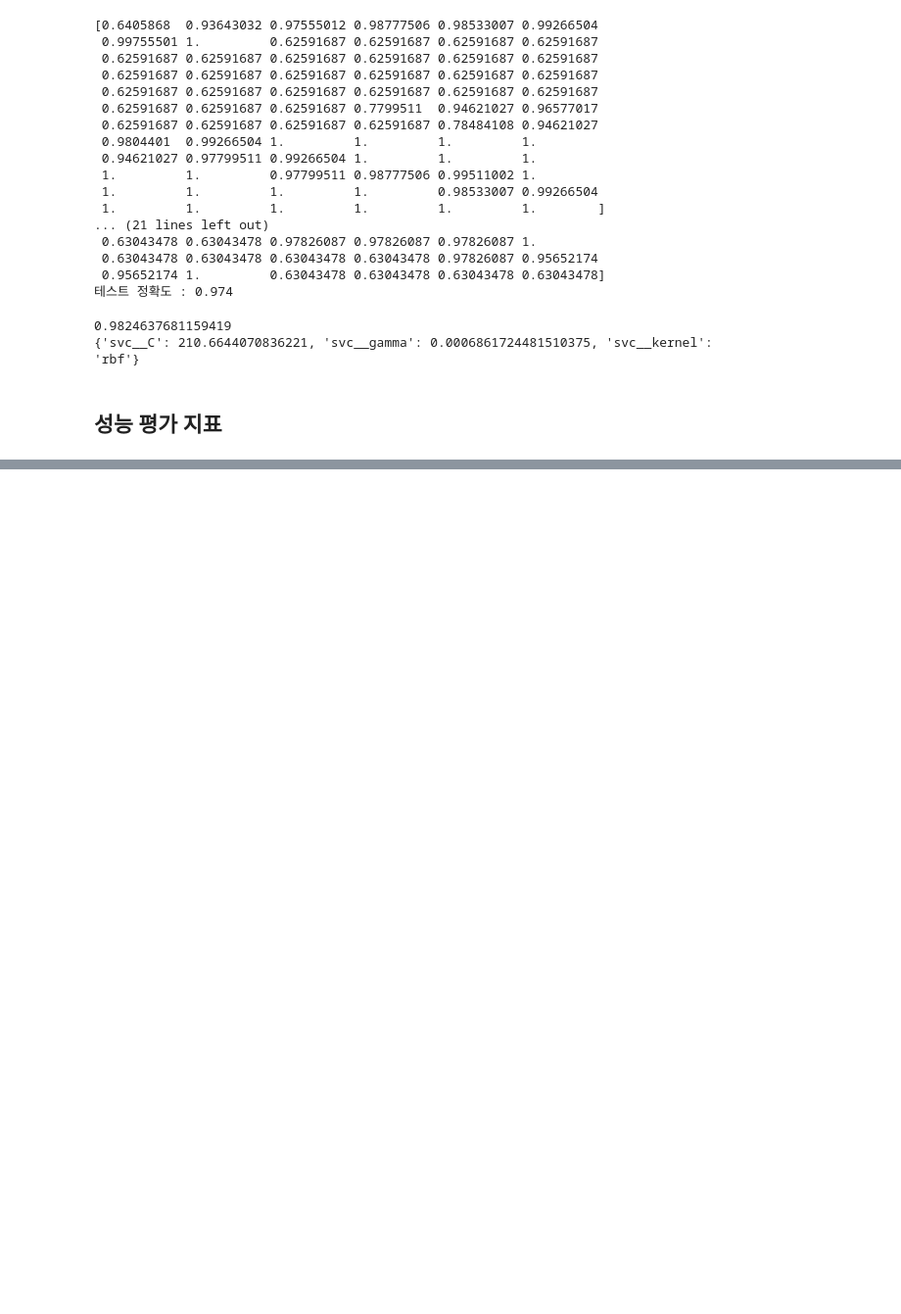
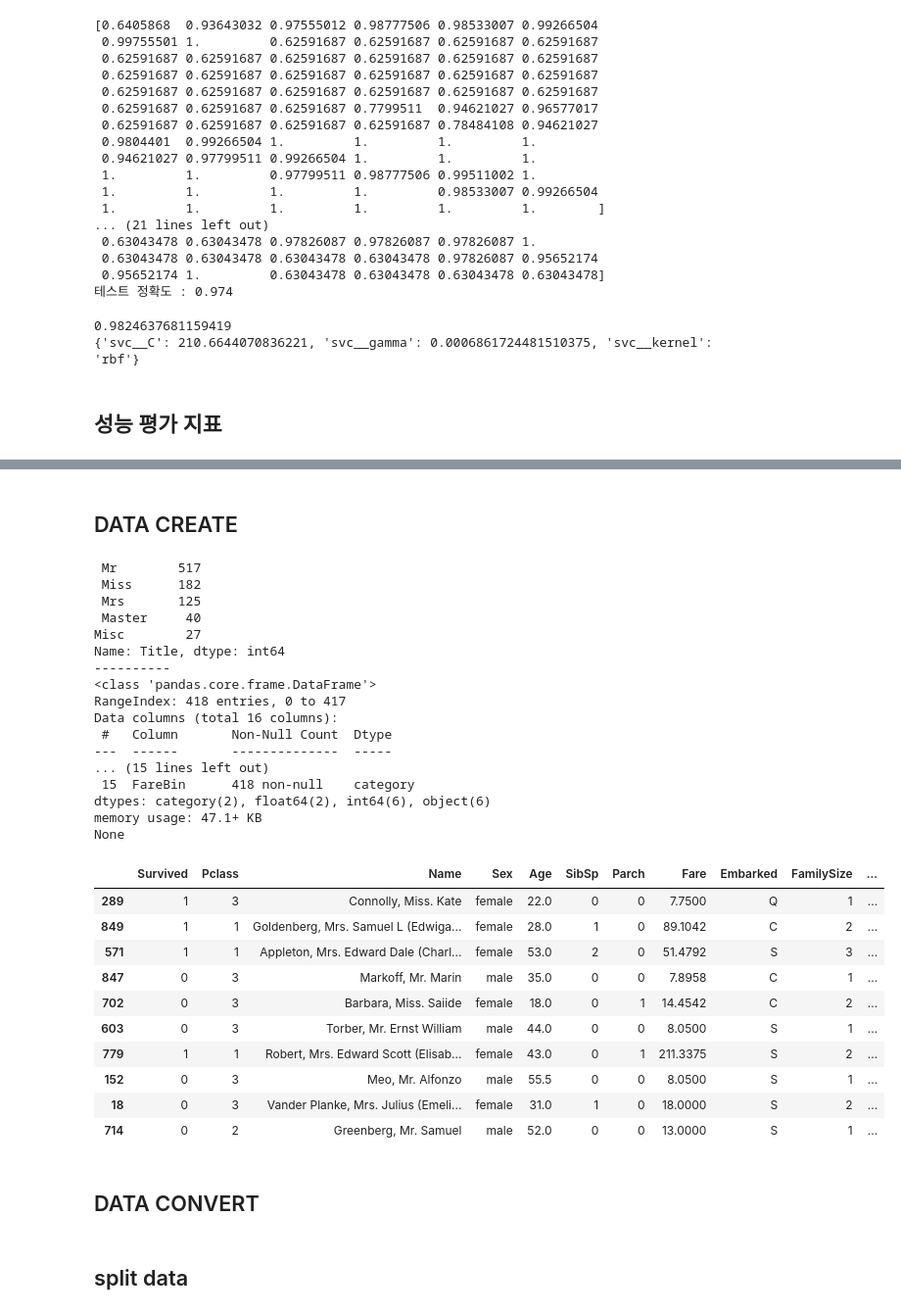
Before and after one commit to bloblog/TIL, a Jupyter notebook: MLDL_Transcription.ipynb, the cells around one changed output, grey strips where cells are left out. Shown: that part at 98% size. Cells and saved outputs as stored; diff of their text form; code cells hidden in the pictures; blank space fills up the shorter version.

```diff
--- a/MLDL_Transcription.ipynb
+++ b/MLDL_Transcription.ipynb
@@ -234,0 +302,3 @@ print(rs.best_params_)
+# %%
+data1 = data_raw.copy(deep = True)
+data_cleaner = [data1, data_val]
@@ -234,0 +376,10 @@ print(rs.best_params_)
+# %%
+for dataset in data_cleaner:
+    dataset['Age'].fillna(dataset['Age'].median(), inplace = True)
+    dataset['Embarked'].fillna(dataset['Embarked'].mode()[0], inplace = True)
+    dataset['Fare'].fillna(dataset['Fare'].median(), inplace = True)
+drop_columns = ['PassengerId', 'Cabin', 'Ticket']
+data1.drop(drop_columns, axis = 1, inplace=True)
+
+print(data1.isnull().sum())
+print(data_val.isnull().sum())
@@ -234,0 +404,56 @@ print(rs.best_params_)
+# %% [markdown]
+## DATA CREATE
+# %%
+for dataset in data_cleaner:
+    dataset['FamilySize'] = dataset['SibSp'] + dataset['Parch'] + 1
+    dataset['IsAlone'] = 1
+    # yes -> 1
+    dataset['IsAlone'].loc[dataset['FamilySize'] > 1] = 0
+    dataset['Title'] = dataset['Name'].str.split(",", expand = True)\
+        [1].str.split('.', expand=True)[0]
+    dataset['FareBin'] = pd.qcut(dataset['Fare'], 4)
+    dataset['AgeBin'] = pd.cut(dataset['Age'].astype(int), 5)
+
+# cleanup rare title name
+stat_min = 10
+title_names = (data1['Title'].value_counts() < stat_min)
+data1['Title'] = data1['Title'].apply(lambda x: 'Misc' \
+    if title_names.loc[x] == True else x)
+print(data1['Title'].value_counts())
+print('-' * 10)
+
+print(data_val.info())
+data1.sample(10)
+# %% [output]
+ Mr        517
+ Miss      182
+ Mrs       125
+ Master     40
+Misc        27
+Name: Title, dtype: int64
+----------
+<class 'pandas.core.frame.DataFrame'>
+RangeIndex: 418 entries, 0 to 417
+Data columns (total 16 columns):
+ #   Column       Non-Null Count  Dtype
+---  ------       --------------  -----
+... (15 lines left out)
+ 15  FareBin      418 non-null    category
+dtypes: category(2), float64(2), int64(6), object(6)
+memory usage: 47.1+ KB
+None
+|  | Survived | Pclass | Name | Sex | Age | SibSp | Parch | Fare | Embarked | FamilySize | ... |
+| 289 | 1 | 3 | Connolly, Miss. Kate | female | 22.0 | 0 | 0 | 7.7500 | Q | 1 | ... |
+| 849 | 1 | 1 | Goldenberg, Mrs. Samuel L (Edwiga... | female | 28.0 | 1 | 0 | 89.1042 | C | 2 | ... |
+| 571 | 1 | 1 | Appleton, Mrs. Edward Dale (Charl... | female | 53.0 | 2 | 0 | 51.4792 | S | 3 | ... |
+| 847 | 0 | 3 | Markoff, Mr. Marin | male | 35.0 | 0 | 0 | 7.8958 | C | 1 | ... |
+| 702 | 0 | 3 | Barbara, Miss. Saiide | female | 18.0 | 0 | 1 | 14.4542 | C | 2 | ... |
+| 603 | 0 | 3 | Torber, Mr. Ernst William | male | 44.0 | 0 | 0 | 8.0500 | S | 1 | ... |
+| 779 | 1 | 1 | Robert, Mrs. Edward Scott (Elisab... | female | 43.0 | 0 | 1 | 211.3375 | S | 2 | ... |
+| 152 | 0 | 3 | Meo, Mr. Alfonzo | male | 55.5 | 0 | 0 | 8.0500 | S | 1 | ... |
+| 18 | 0 | 3 | Vander Planke, Mrs. Julius (Emeli... | female | 31.0 | 1 | 0 | 18.0000 | S | 2 | ... |
+| 714 | 0 | 2 | Greenberg, Mr. Samuel | male | 52.0 | 0 | 0 | 13.0000 | S | 1 | ... |
+# %% [markdown]
+## DATA CONVERT
+# %% [markdown]
+## split data
```
Also changed, not shown: parts of 21 cells of this notebook, 4 other files.
